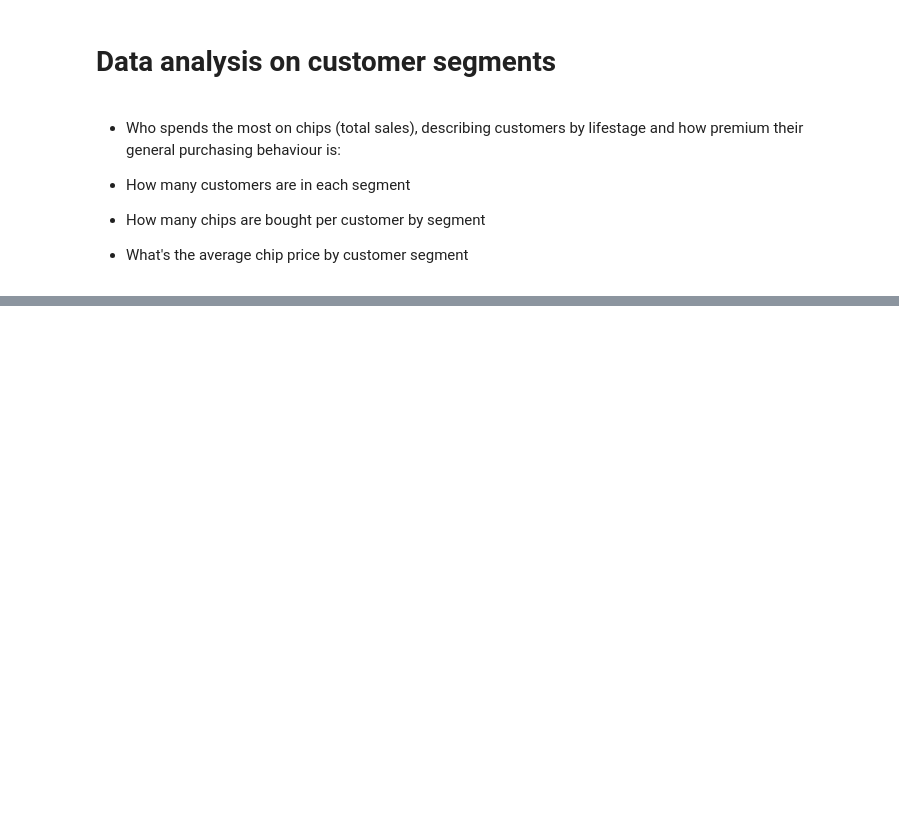
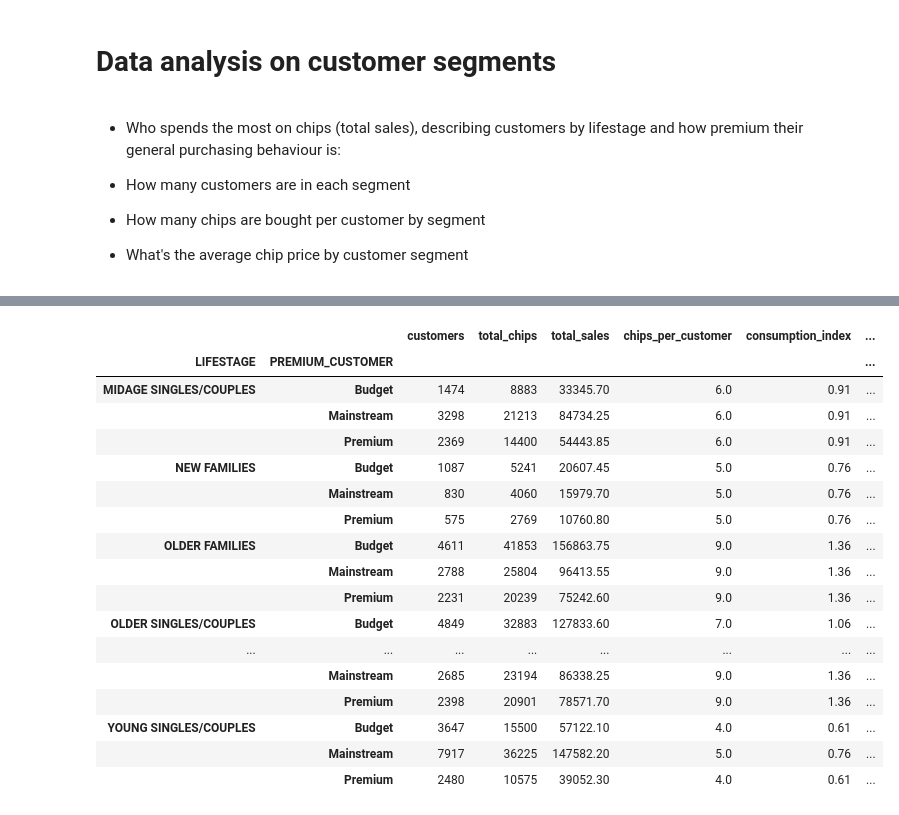
Before and after one commit to Ekatskoropud/Quantium, a Jupyter notebook: Task 1/Data analysis.ipynb, the cells around one changed output, grey strips where cells are left out. Cells and saved outputs as stored; diff of their text form; code cells hidden in the pictures; blank space fills up the shorter version.

Commit message:
pivot tables in analysis

```diff
--- a/Task 1/Data analysis.ipynb
+++ b/Task 1/Data analysis.ipynb
@@ -51,3 +51,6 @@ and how premium their general purchasing behaviour is:
 - How many customers are in each segment
 - How many chips are bought per customer by segment
 - What's the average chip price by customer segment
+# %%
+avg_chips_customer = df["PROD_QTY"].sum() / df["LYLTY_CARD_NBR"].nunique()
+avg_price_chip = df["TOT_SALES"].sum() / df["PROD_QTY"].sum()
@@ -53,0 +150,45 @@ and how premium their general purchasing behaviour is:
+# %%
+analysis = df.groupby(["LIFESTAGE","PREMIUM_CUSTOMER"]).agg(
+    customers = ("LYLTY_CARD_NBR", "nunique"),
+    total_chips = ("PROD_QTY", "sum"),
+    total_sales = ("TOT_SALES", "sum")
+)
+
+analysis["chips_per_customer"] = (
+    analysis["total_chips"] /
+    analysis["customers"]
+).round()
+
+analysis["consumption_index"] = (
+    analysis["chips_per_customer"] / avg_chips_customer
+).round(2)
+
+analysis["avg_price_per_chips"] = (
+    analysis ["total_sales"] /
+    analysis ["total_chips"]
+).round(2)
+
+analysis["price_index"] = (
+    analysis["avg_price_per_chips"] / avg_price_chip
+).round(2)
+
+analysis
+# %% [output]
+|  |  | customers | total_chips | total_sales | chips_per_customer | consumption_index | ... |
+| LIFESTAGE | PREMIUM_CUSTOMER |  |  |  |  |  | ... |
+| MIDAGE SINGLES/COUPLES | Budget | 1474 | 8883 | 33345.70 | 6.0 | 0.91 | ... |
+|  | Mainstream | 3298 | 21213 | 84734.25 | 6.0 | 0.91 | ... |
+|  | Premium | 2369 | 14400 | 54443.85 | 6.0 | 0.91 | ... |
+| NEW FAMILIES | Budget | 1087 | 5241 | 20607.45 | 5.0 | 0.76 | ... |
+|  | Mainstream | 830 | 4060 | 15979.70 | 5.0 | 0.76 | ... |
+|  | Premium | 575 | 2769 | 10760.80 | 5.0 | 0.76 | ... |
+| OLDER FAMILIES | Budget | 4611 | 41853 | 156863.75 | 9.0 | 1.36 | ... |
+|  | Mainstream | 2788 | 25804 | 96413.55 | 9.0 | 1.36 | ... |
+|  | Premium | 2231 | 20239 | 75242.60 | 9.0 | 1.36 | ... |
+| OLDER SINGLES/COUPLES | Budget | 4849 | 32883 | 127833.60 | 7.0 | 1.06 | ... |
+| ... | ... | ... | ... | ... | ... | ... | ... |
+|  | Mainstream | 2685 | 23194 | 86338.25 | 9.0 | 1.36 | ... |
+|  | Premium | 2398 | 20901 | 78571.70 | 9.0 | 1.36 | ... |
+| YOUNG SINGLES/COUPLES | Budget | 3647 | 15500 | 57122.10 | 4.0 | 0.61 | ... |
+|  | Mainstream | 7917 | 36225 | 147582.20 | 5.0 | 0.76 | ... |
+|  | Premium | 2480 | 10575 | 39052.30 | 4.0 | 0.61 | ... |
```
Also changed, not shown: parts of 8 cells of this notebook.
